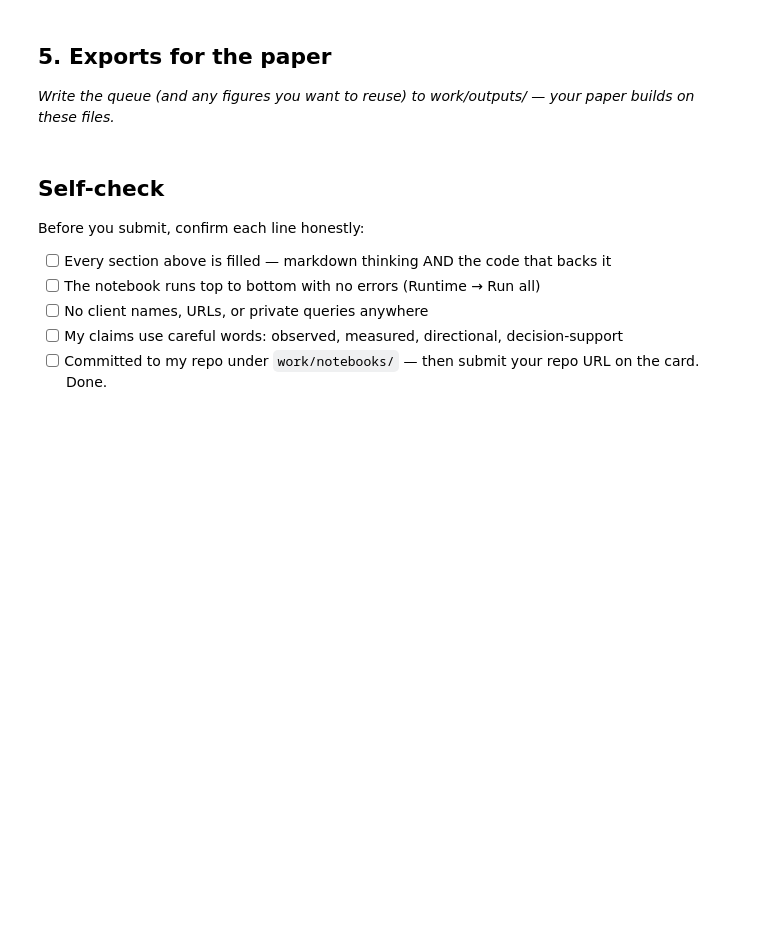
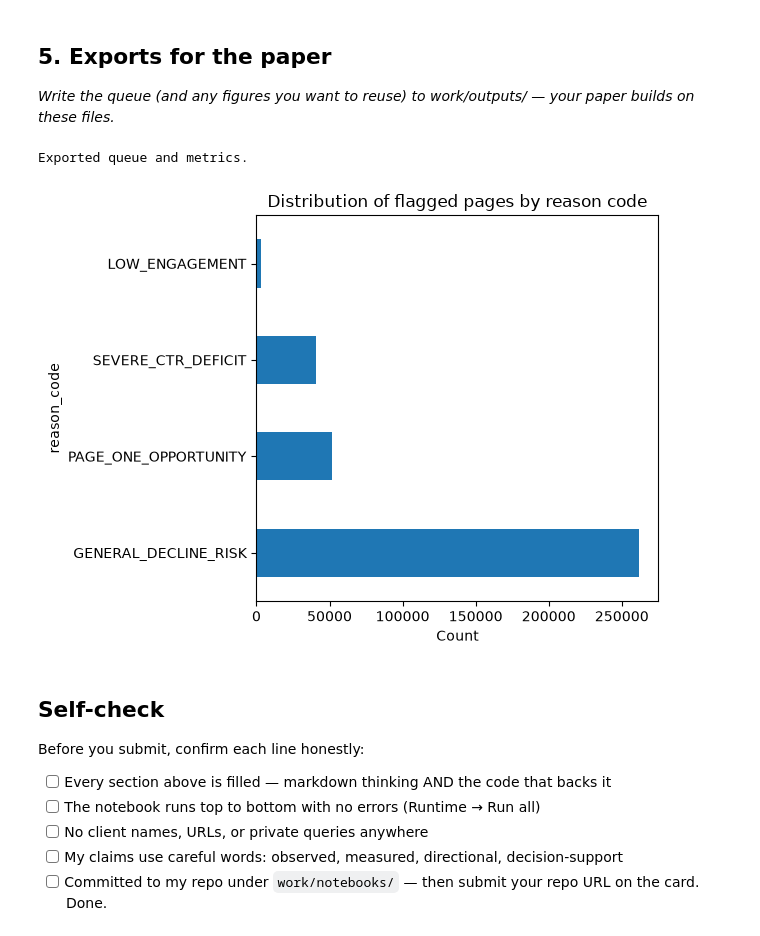
Before and after one commit to muzammilsharf/flyrank-ml-internship, a Jupyter notebook: work/notebooks/w07_action_playbook.ipynb, the cells around one changed output. Saved outputs shown, nothing was run; the diff lists cells and outputs as text; code cells hidden in the pictures; blank space fills up the shorter version.

```diff
--- a/work/notebooks/w07_action_playbook.ipynb
+++ b/work/notebooks/w07_action_playbook.ipynb
@@ -12,0 +27,31 @@ This skeleton is yours to fill. Work the sections **in order** — each one has
+# %%
+spike_months = ["2026-03", "2026-04"]
+train_full = model_df_encoded[~model_df_encoded["report_date"].dt.to_period("M").astype(str).isin(spike_months)]
+
+final_model = lgb.LGBMClassifier(n_estimators=300, max_depth=6, num_leaves=31,
+                                   learning_rate=0.05, is_unbalance=True, random_state=42, verbosity=-1)
+final_model.fit(train_full[features], train_full["is_declining_label"])
+
+queue = model_df_encoded.copy()
+queue["risk_score"] = final_model.predict_proba(queue[features])[:, 1]
+
+def assign_reason_code(row, position_baselines):
+    expected_ctr = position_baselines.get(round(row["avg_position_90d"]), position_baselines.get("default", 1.0))
+    if row["ctr_90d"] < expected_ctr * 0.3 and row["avg_position_90d"] <= 10:
+        return "SEVERE_CTR_DEFICIT", "Snippet/title fix"
+    if row["impressions_90d"] < 5000 and 11 <= row["avg_position_90d"] <= 20:
+        return "PAGE_ONE_OPPORTUNITY", "Depth expansion + internal links"
+    if pd.notna(row.get("engagement_sec_90d")) and row["engagement_sec_90d"] < 30 and row["clicks_90d"] > 50:
+        return "LOW_ENGAGEMENT", "Content structure fix"
+    return "GENERAL_DECLINE_RISK", "Freshness review"
+
+position_baselines = queue.groupby(queue["avg_position_90d"].round())["ctr_90d"].median().to_dict()
+position_baselines["default"] = queue["ctr_90d"].median()
+
+queue[["reason_code", "suggested_action"]] = queue.apply(
+    lambda r: pd.Series(assign_reason_code(r, position_baselines)), axis=1
+)
+
+ranked_queue = queue.sort_values("risk_score", ascending=False)
+print(ranked_queue["reason_code"].value_counts())
+print(ranked_queue[["content_hash_id", "client_hash_id", "risk_score", "reason_code", "suggested_action"]].head(10).to_string(index=False))
@@ -26,6 +119,43 @@ This skeleton is yours to fill. Work the sections **in order** — each one has
 ## 5. Exports for the paper
 
 *Write the queue (and any figures you want to reuse) to work/outputs/ — your paper builds on these files.*
+# %%
+import os
+os.makedirs('../outputs', exist_ok=True)
+os.makedirs('../figures', exist_ok=True)
+
+export_cols = ["content_hash_id", "client_hash_id", "risk_score", "reason_code", "suggested_action",
+               "impressions_90d", "ctr_90d", "avg_position_90d"]
+ranked_queue[export_cols].to_csv('../outputs/action_playbook_queue.csv', index=False)
+
+metrics = {
+    "model": "LightGBM",
+    "precision_at_50_mean": 0.788,
+    "precision_at_50_std": 0.122,
+    "precision_at_50_range": [0.560, 0.940],
+    "validation_seeds": [42, 7, 123, 2024, 99],
+    "excluded_client": "client_08a6a72ff48e62c0",
+    "excluded_periods": ["2026-03", "2026-04"],
+    "total_features": len(features),
+    "total_scored_pages": len(ranked_queue)
+}
+with open('../outputs/model_metrics.json', 'w') as f:
+    json.dump(metrics, f, indent=2)
+
+print("Exported queue and metrics.")
+# %% [output]
+Exported queue and metrics.
+# %%
+import matplotlib.pyplot as plt
+
+ranked_queue["reason_code"].value_counts().plot(kind="barh")
+plt.xlabel("Count")
+plt.title("Distribution of flagged pages by reason code")
+plt.tight_layout()
+plt.savefig('../figures/reason_code_distribution.png', dpi=150)
+plt.show()
+# %% [output]
+[figure, added]
 # %% [markdown]
 ## Self-check
 
```
Also changed, not shown: parts of 6 cells of this notebook, 3 other files.
